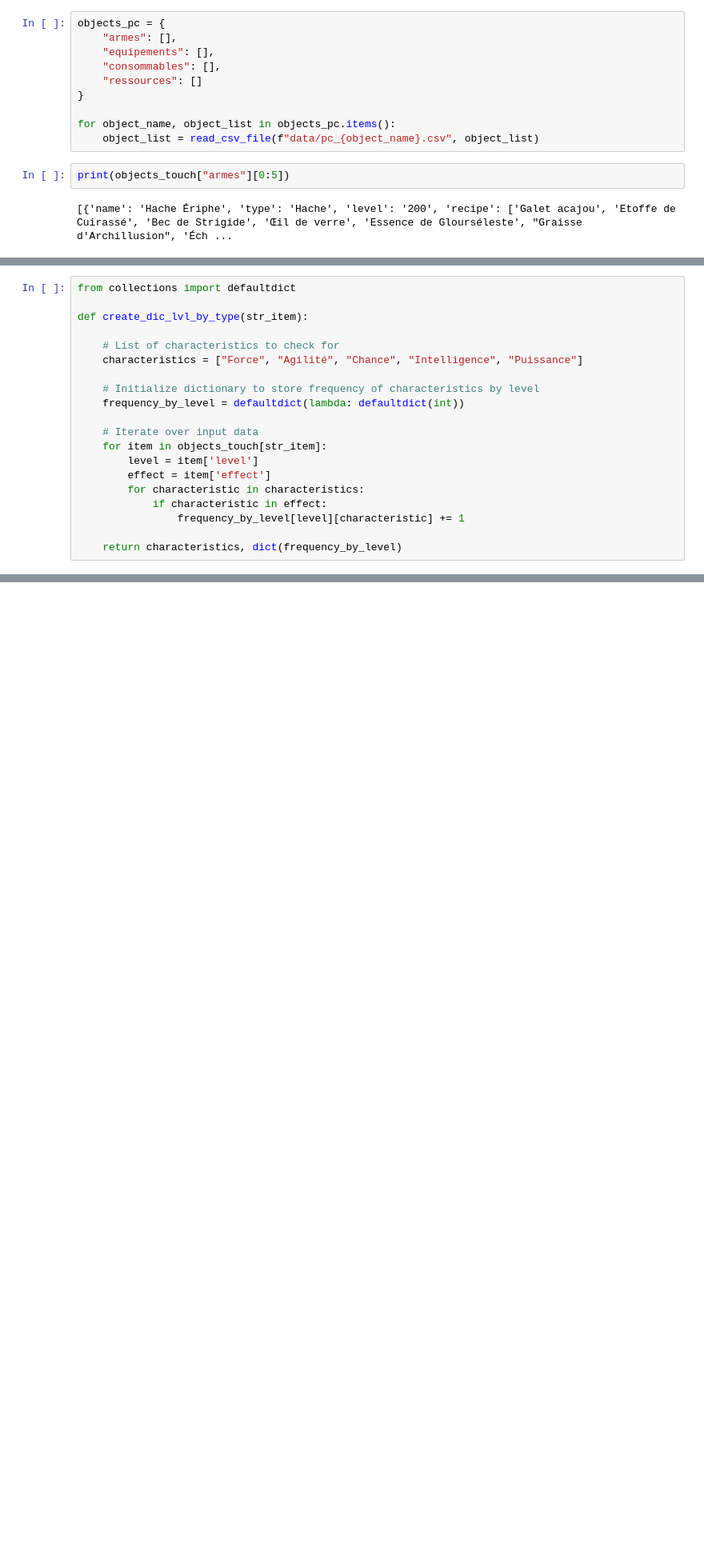
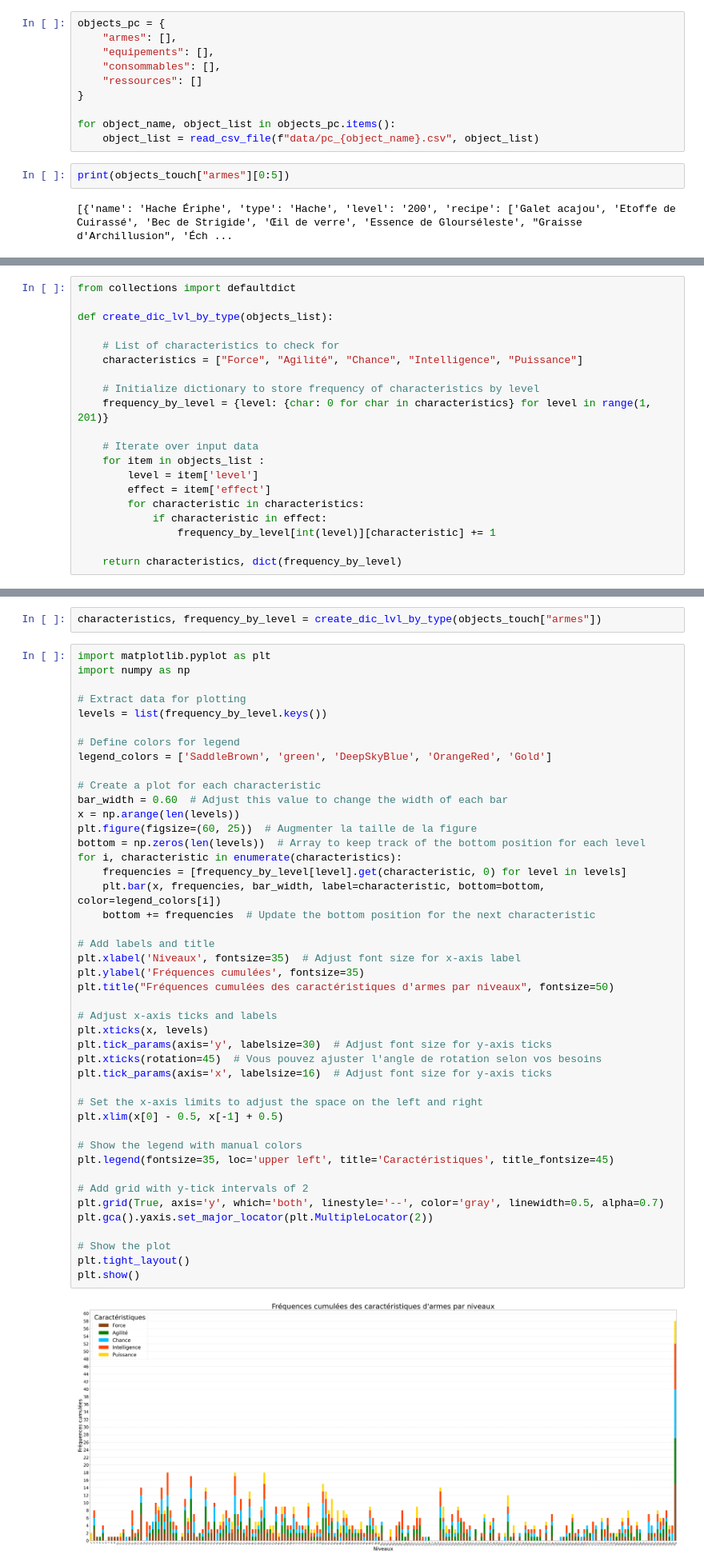
Before and after one commit to Plogeur/Dofus-touch-economic, a Jupyter notebook: items.ipynb, the cells around one changed output, grey strips where cells are left out. Shown at 80% size. Drawn from its saved outputs; the diff is of its cells as text; blank space fills up the shorter version.

Commit message:
fix(items) : add new plot + pdf plot power BI

```diff
--- a/items.ipynb
+++ b/items.ipynb
@@ -262,20 +262,20 @@ plot_occurrence_difference(occurrences1, occurrences2)
 # %%
 from collections import defaultdict
 
-def create_dic_lvl_by_type(str_item):
+def create_dic_lvl_by_type(objects_list):
 
     # List of characteristics to check for
     characteristics = ["Force", "Agilité", "Chance", "Intelligence", "Puissance"]
 
     # Initialize dictionary to store frequency of characteristics by level
-    frequency_by_level = defaultdict(lambda: defaultdict(int))
+    frequency_by_level = {level: {char: 0 for char in characteristics} for level in range(1, 201)}
 
     # Iterate over input data
-    for item in objects_touch[str_item]:
+    for item in objects_list :
         level = item['level']
         effect = item['effect']
         for characteristic in characteristics:
             if characteristic in effect:
-                frequency_by_level[level][characteristic] += 1
+                frequency_by_level[int(level)][characteristic] += 1
 
     return characteristics, dict(frequency_by_level)
@@ -323,0 +282,48 @@ else:
+# %%
+characteristics, frequency_by_level = create_dic_lvl_by_type(objects_touch["armes"])
+# %%
+import matplotlib.pyplot as plt
+import numpy as np
+
+# Extract data for plotting
+levels = list(frequency_by_level.keys())
+
+# Define colors for legend
+legend_colors = ['SaddleBrown', 'green', 'DeepSkyBlue', 'OrangeRed', 'Gold']
+
+# Create a plot for each characteristic
+bar_width = 0.60  # Adjust this value to change the width of each bar
+x = np.arange(len(levels))
+plt.figure(figsize=(60, 25))  # Augmenter la taille de la figure
+bottom = np.zeros(len(levels))  # Array to keep track of the bottom position for each level
+for i, characteristic in enumerate(characteristics):
+    frequencies = [frequency_by_level[level].get(characteristic, 0) for level in levels]
+    plt.bar(x, frequencies, bar_width, label=characteristic, bottom=bottom, color=legend_colors[i])
+    bottom += frequencies  # Update the bottom position for the next characteristic
+
+# Add labels and title
+plt.xlabel('Niveaux', fontsize=35)  # Adjust font size for x-axis label
+plt.ylabel('Fréquences cumulées', fontsize=35)
+plt.title("Fréquences cumulées des caractéristiques d'armes par niveaux", fontsize=50)
+
+# Adjust x-axis ticks and labels
+plt.xticks(x, levels)
+plt.tick_params(axis='y', labelsize=30)  # Adjust font size for y-axis ticks
+plt.xticks(rotation=45)  # Vous pouvez ajuster l'angle de rotation selon vos besoins
+plt.tick_params(axis='x', labelsize=16)  # Adjust font size for y-axis ticks
+
+# Set the x-axis limits to adjust the space on the left and right
+plt.xlim(x[0] - 0.5, x[-1] + 0.5)
+
+# Show the legend with manual colors
+plt.legend(fontsize=35, loc='upper left', title='Caractéristiques', title_fontsize=45)
+
+# Add grid with y-tick intervals of 2
+plt.grid(True, axis='y', which='both', linestyle='--', color='gray', linewidth=0.5, alpha=0.7)
+plt.gca().yaxis.set_major_locator(plt.MultipleLocator(2))
+
+# Show the plot
+plt.tight_layout()
+plt.show()
+# %% [output]
+[figure, added]
```
Also changed, not shown: parts of 2 cells of this notebook, 6 other files.
